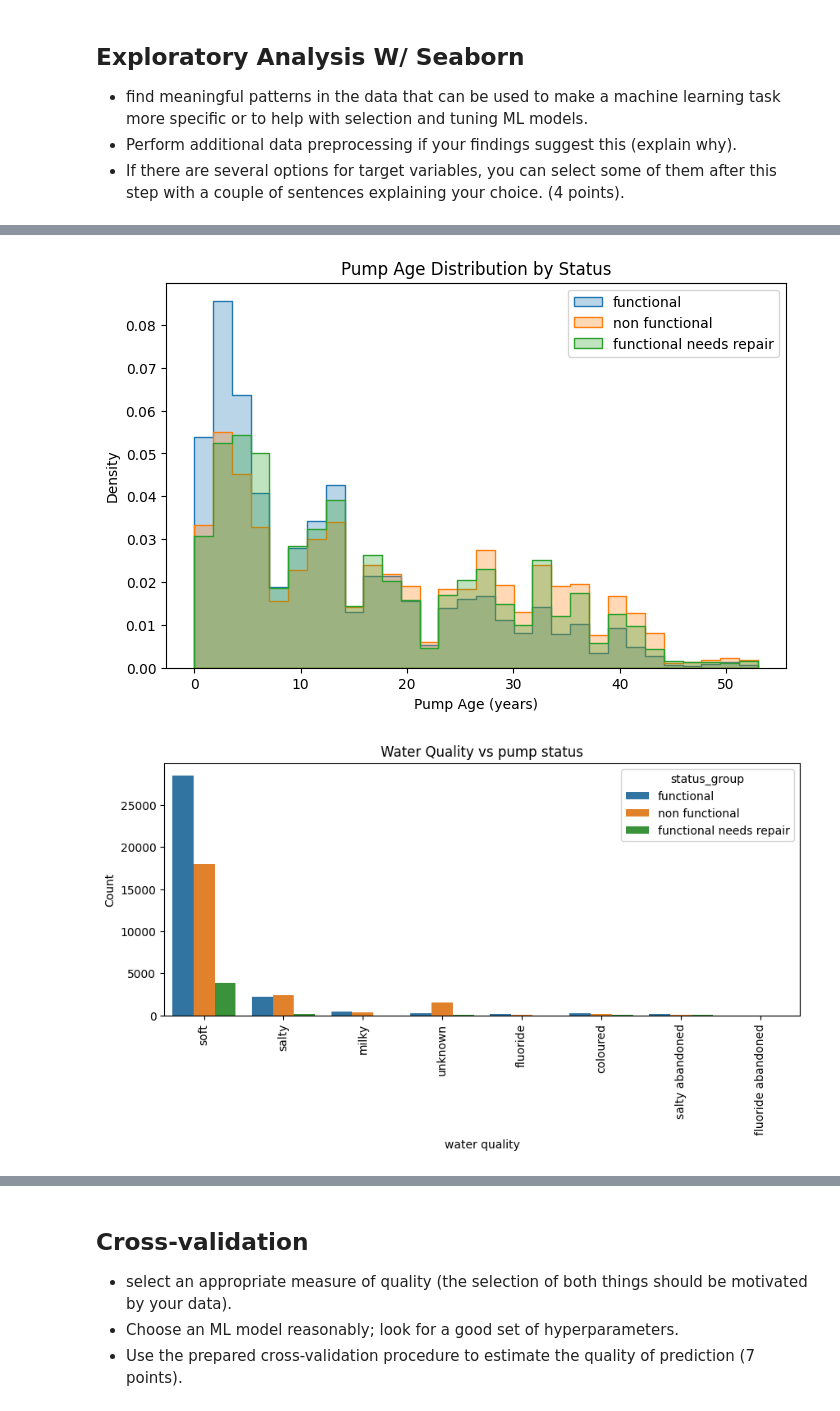
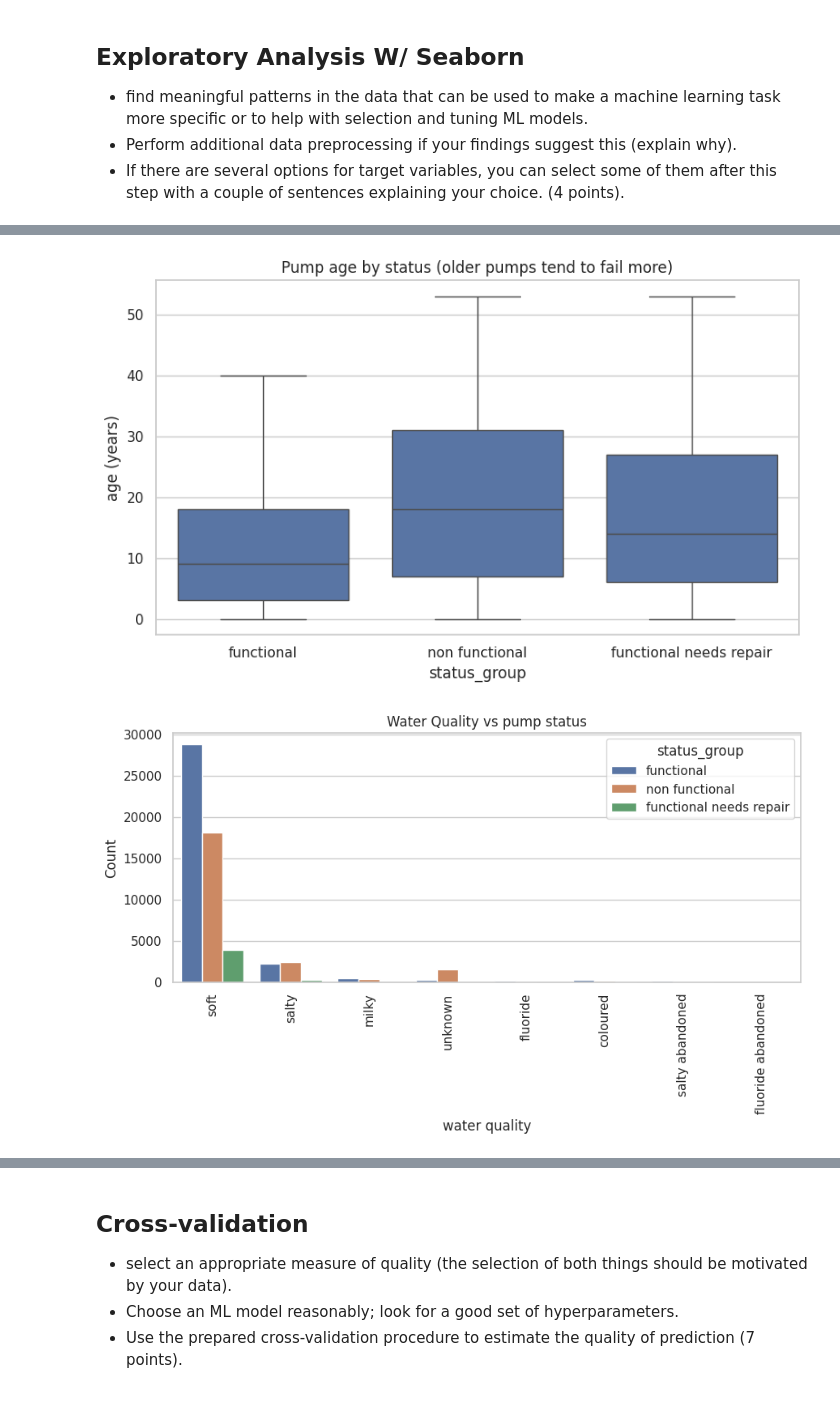
Before and after one commit to OrionXV/AI7101-Project, a Jupyter notebook: CleanStart.ipynb, the cells around one changed output, grey strips where cells are left out. Drawn from its saved outputs; the diff is of its cells as text; code cells hidden in the pictures.

Commit message:
Whats left: - CV part Arsalaan - organize the notebook to be cleaner / more readable Alya

```diff
--- a/CleanStart.ipynb
+++ b/CleanStart.ipynb
@@ -17,7 +17,7 @@ Resolving deltas: 100% (33/33), done.
 ## Import the data
 Load the data using pandas and split the data frame into X (inputs) and y (outputs). (2 points)
 # %%
-import os
+import warnings, sys, os
 import pandas as pd
 import numpy as np
 import matplotlib.pyplot as plt
@@ -28,10 +28,12 @@ from sklearn.preprocessing import OneHotEncoder
 from sklearn.compose import ColumnTransformer
 from sklearn.pipeline import Pipeline
 from sklearn.impute import SimpleImputer, KNNImputer
+from sklearn.impute import SimpleImputer
+from sklearn.base import BaseEstimator, TransformerMixin
 
-# Suppress warnings for clarity
-import warnings
-warnings.filterwarnings('ignore')
+warnings.filterwarnings("ignore")
+sns.set_theme(style="whitegrid")
+pd.set_option("display.max_columns", 100)
 # %%
 BASE_DIR = '/content/AI7101-Project/data'
 
@@ -204,24 +303,26 @@ plt.show()
 # %%
 # this is to see whether the pump age effects the functionality of the pump
+eng_for_plot = BasicCleaner(top_n=20).fit(df.drop(columns=["status_group"]), None).transform(df.drop(columns=["status_group"]))
+eng_for_plot["status_group"] = df["status_group"]
+
 plt.figure(figsize=(8,5))
-for s in y.unique():
-    sns.histplot(X.loc[y==s, 'pump_age'].dropna(), label=s, element='step', stat='density', bins=30, alpha=0.3)
-plt.legend()
-plt.title('Pump Age Distribution by Status')
-plt.xlabel('Pump Age (years)')
-plt.ylabel('Density')
+sns.boxplot(data=eng_for_plot, x="status_group", y="age", showfliers=False)
+plt.title("Pump age by status (older pumps tend to fail more)")
+plt.xlabel("status_group")
+plt.ylabel("age (years)")
+plt.tight_layout()
 plt.show()
 # %% [output]
-[figure, old version]
+[figure, new version]
 # %%
-# i wanna see if the water quality affects the functionality
+# to see if the water quality affects the functionality
 plt.figure(figsize=(10,4))
-sns.countplot(x=df_proc['water_quality'], hue=y)
+sns.countplot(x=df['water_quality'], hue=y_raw)
 plt.title('Water Quality vs pump status')
 plt.xticks(rotation=90)
 plt.ylabel('Count')
 plt.xlabel('water quality')
 plt.show()
 # %% [output]
-[figure, old version]
+[figure, new version]
 # %%
```
Also changed, not shown: parts of 12 cells of this notebook.
